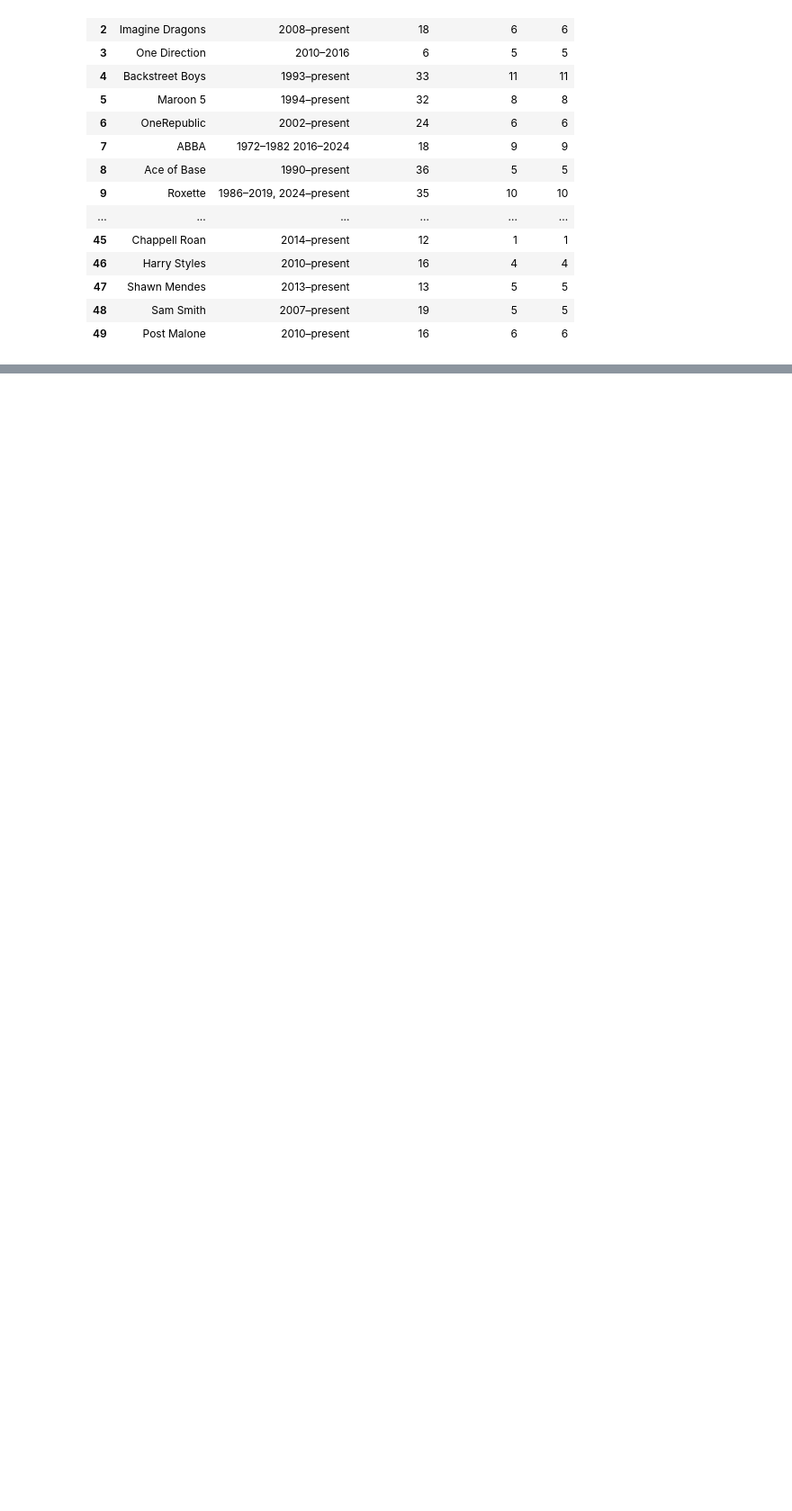
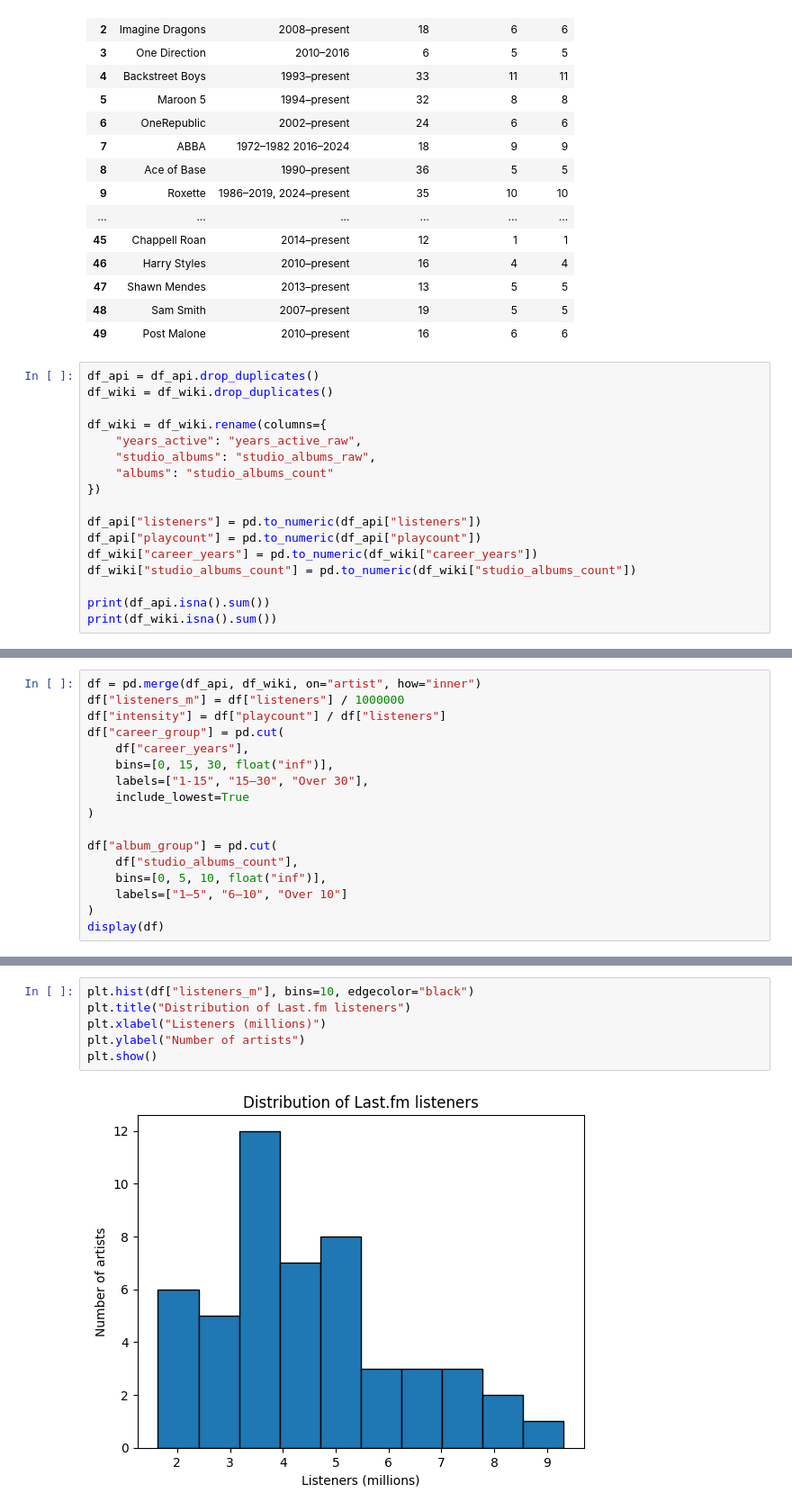
Before and after one commit to adelmnv/DataCollection-SIS1, a Jupyter notebook: SIS_Nuray_Adel_Sagynysh_Music_Artists.ipynb, the cells around one changed output, grey strips where cells are left out. Shown at 90% size. Drawn from its saved outputs; the diff is of its cells as text; blank space fills up the shorter version.

```diff
--- a/SIS_Nuray_Adel_Sagynysh_Music_Artists.ipynb
+++ b/SIS_Nuray_Adel_Sagynysh_Music_Artists.ipynb
@@ -228,3 +228,20 @@ display(df_wiki)
 | 47 | Shawn Mendes | 2013–present | 13 | 5 | 5 |
 | 48 | Sam Smith | 2007–present | 19 | 5 | 5 |
 | 49 | Post Malone | 2010–present | 16 | 6 | 6 |
+# %%
+df_api = df_api.drop_duplicates()
+df_wiki = df_wiki.drop_duplicates()
+
+df_wiki = df_wiki.rename(columns={
+    "years_active": "years_active_raw",
+    "studio_albums": "studio_albums_raw",
+    "albums": "studio_albums_count"
+})
+
+df_api["listeners"] = pd.to_numeric(df_api["listeners"])
+df_api["playcount"] = pd.to_numeric(df_api["playcount"])
+df_wiki["career_years"] = pd.to_numeric(df_wiki["career_years"])
+df_wiki["studio_albums_count"] = pd.to_numeric(df_wiki["studio_albums_count"])
+
+print(df_api.isna().sum())
+print(df_wiki.isna().sum())
@@ -230,0 +260,17 @@ display(df_wiki)
+# %%
+df = pd.merge(df_api, df_wiki, on="artist", how="inner")
+df["listeners_m"] = df["listeners"] / 1000000
+df["intensity"] = df["playcount"] / df["listeners"]
+df["career_group"] = pd.cut(
+    df["career_years"],
+    bins=[0, 15, 30, float("inf")],
+    labels=["1-15", "15–30", "Over 30"],
+    include_lowest=True
+)
+
+df["album_group"] = pd.cut(
+    df["studio_albums_count"],
+    bins=[0, 5, 10, float("inf")],
+    labels=["1–5", "6–10", "Over 10"]
+)
+display(df)
@@ -230,0 +317,8 @@ display(df_wiki)
+# %%
+plt.hist(df["listeners_m"], bins=10, edgecolor="black")
+plt.title("Distribution of Last.fm listeners")
+plt.xlabel("Listeners (millions)")
+plt.ylabel("Number of artists")
+plt.show()
+# %% [output]
+[figure, added]
```
Also changed, not shown: parts of 11 cells of this notebook.
